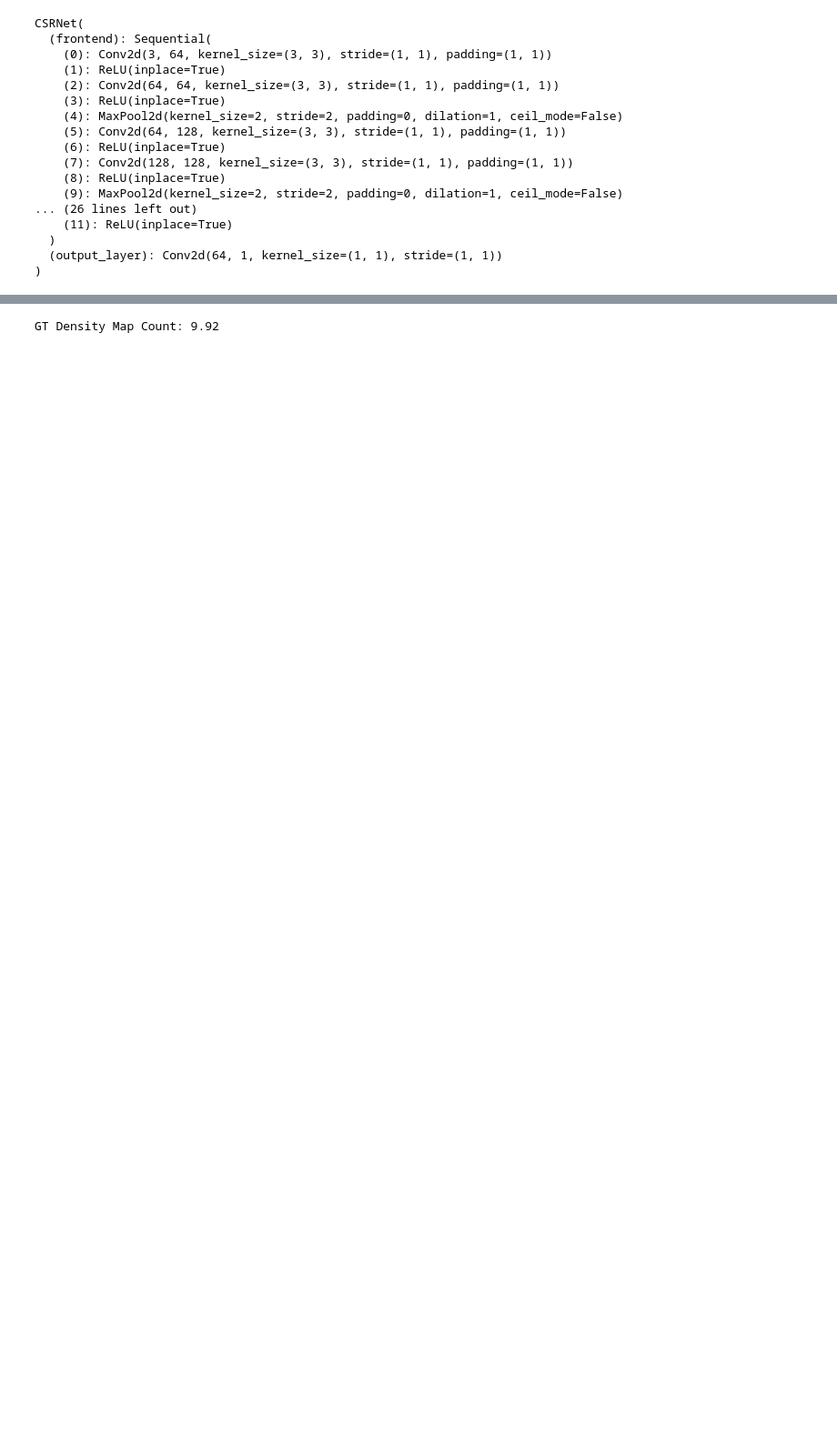
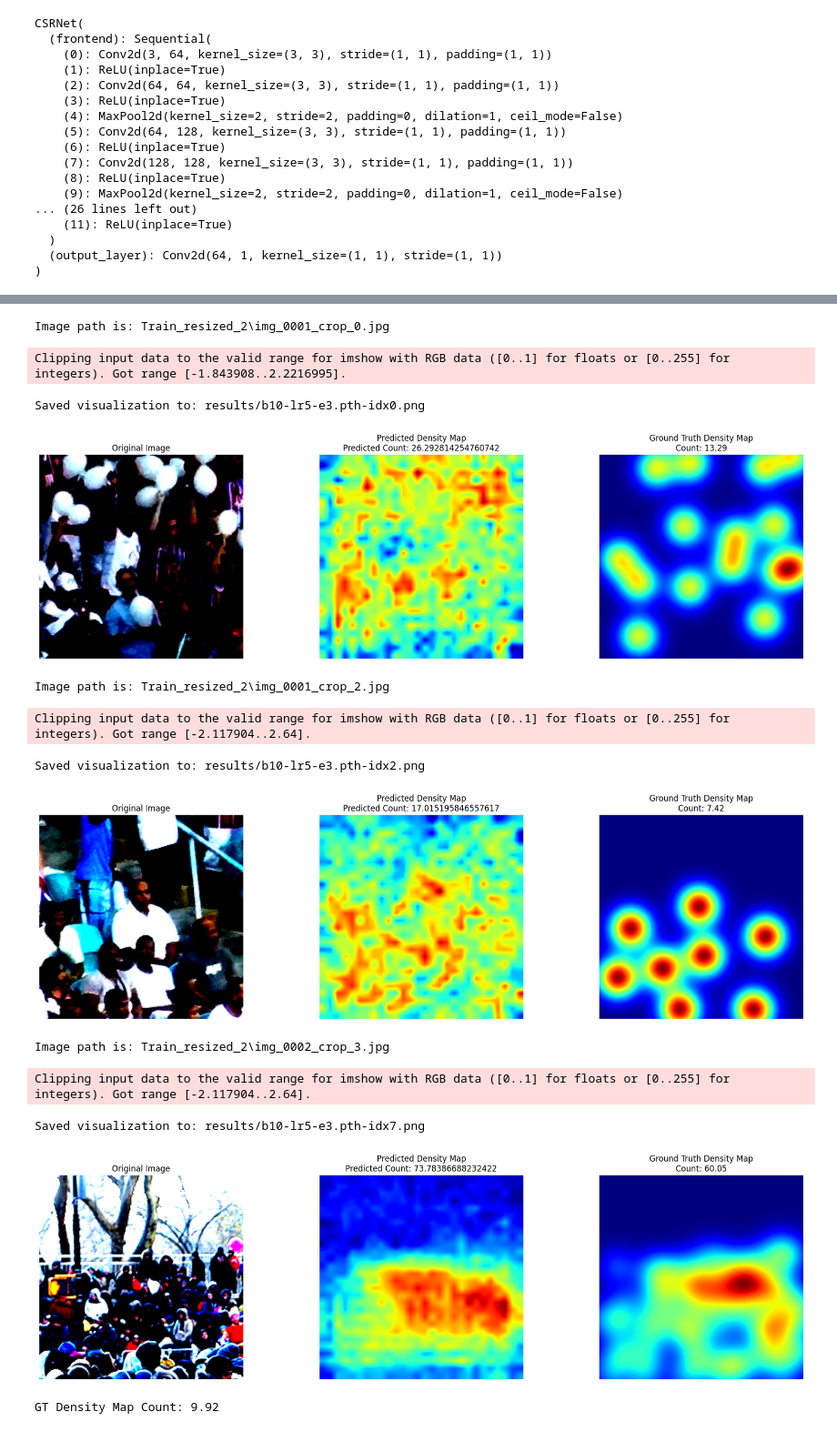
Before and after one commit to ryang5231/EE417-Crowd-Counting, a Jupyter notebook: csrnet_model.ipynb, the cells around one changed output, grey strips where cells are left out. Shown at 91% size. Saved outputs shown, nothing was run; the diff lists cells and outputs as text; code cells hidden in the pictures; blank space fills up the shorter version.

```diff
--- a/csrnet_model.ipynb
+++ b/csrnet_model.ipynb
@@ -123,6 +146,10 @@ transform = T.Compose([
     T.Normalize(mean=[0.485, 0.456, 0.406],
                          std=[0.229, 0.224, 0.225])
 ])
+# %%
+train_dataset = CrowdDataset(train_resized_folder, train_density_folder, train_image_paths, transform)
+validation_dataset = CrowdDataset(validation_resized_folder, validation_density_folder, validation_image_paths, transform)
+test_dataset = CrowdDataset(test_resized_folder, test_density_folder, test_image_paths, transform)
 # %%
 def train_model(model, train_loader, val_loader=None, num_epochs=10, lr=1e-5, device='cuda'):
     model = model.to(device)
@@ -237,7 +327,10 @@ torch.save(trained_model.state_dict(), model_folder + model_name)
+# %%
+test_loader = DataLoader(test_dataset, batch_size=1, shuffle=False)
 # %%
 # Load saved model
+model_name = 'b10-lr5-e3.pth'
 trained_model = CSRNet()  # or your model class
-trained_model.load_state_dict(torch.load(model_folder + model_name, map_location=torch.device('cpu')))
+trained_model.load_state_dict(torch.load(model_folder + model_name, map_location=torch.device(device_type)))
 trained_model.eval()
 # %% [output]
 CSRNet(
@@ -260,3 +409,20 @@ CSRNet(
+# %%
+visualize_output(trained_model, dataset=test_loader.dataset, index=0, device=device_type, save_dir=save_directory, model_name=model_name)
+visualize_output(trained_model, dataset=test_loader.dataset, index=2, device=device_type, save_dir=save_directory, model_name=model_name)
+visualize_output(trained_model, dataset=test_loader.dataset, index=7, device=device_type, save_dir=save_directory, model_name=model_name)
+# %% [output]
+Image path is: Train_resized_2\img_0001_crop_0.jpg
+Clipping input data to the valid range for imshow with RGB data ([0..1] for floats or [0..255] for integers). Got range [-1.843908..2.2216995].
+Saved visualization to: results/b10-lr5-e3.pth-idx0.png
+[figure, added]
+Image path is: Train_resized_2\img_0001_crop_2.jpg
+Clipping input data to the valid range for imshow with RGB data ([0..1] for floats or [0..255] for integers). Got range [-2.117904..2.64].
+Saved visualization to: results/b10-lr5-e3.pth-idx2.png
+[figure, added]
+Image path is: Train_resized_2\img_0002_crop_3.jpg
+Clipping input data to the valid range for imshow with RGB data ([0..1] for floats or [0..255] for integers). Got range [-2.117904..2.64].
+Saved visualization to: results/b10-lr5-e3.pth-idx7.png
+[figure, added]
 # %%
 gt_density = np.load("Train_density_2/img_0001_crop_0_density.npy")  # Load a sample density map
 gt_density_fixed = gt_density.sum()
```
Also changed, not shown: parts of 23 cells of this notebook, 38 other files.
